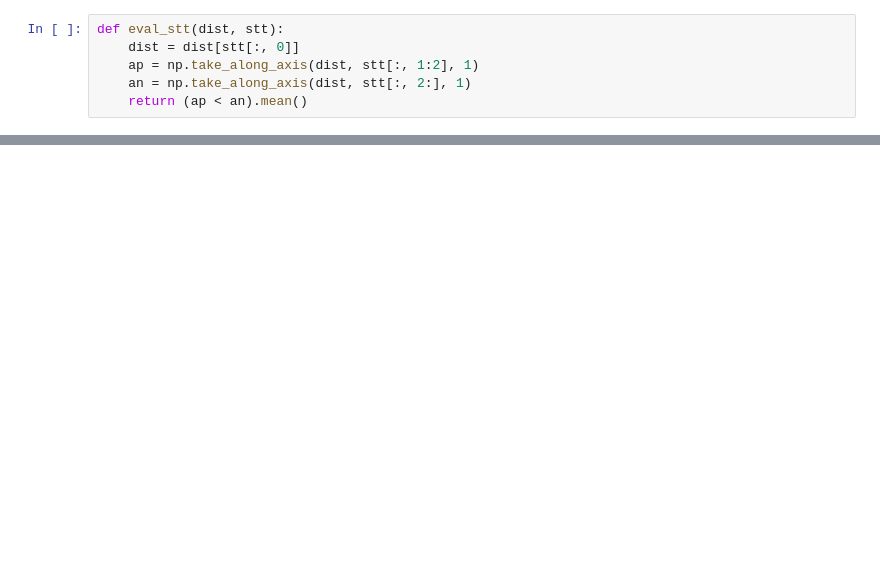
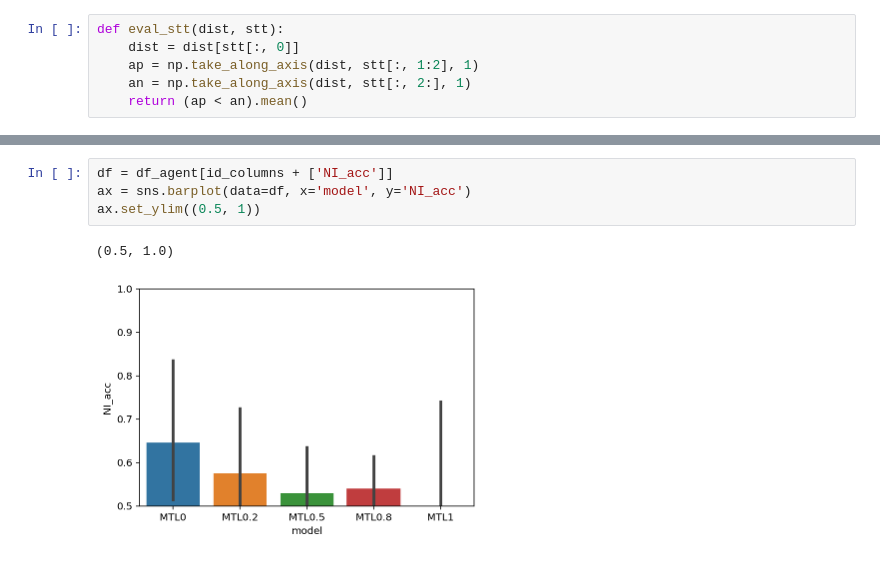
Before and after one commit to harry-tian/ai-driven-tutorial, a Jupyter notebook: evals/eval_prolific_bm.ipynb, the cells around one changed output, grey strips where cells are left out. Cells and saved outputs as stored; diff of their text form; blank space fills up the shorter version.

```diff
--- a/evals/eval_prolific_bm.ipynb
+++ b/evals/eval_prolific_bm.ipynb
@@ -239,0 +242,7 @@ df
+# %%
+df = df_agent[id_columns + ['NI_acc']]
+ax = sns.barplot(data=df, x='model', y='NI_acc')
+ax.set_ylim((0.5, 1))
+# %% [output]
+(0.5, 1.0)
+[figure, added]
```
Also changed, not shown: parts of 19 cells of this notebook, 1 other file.
